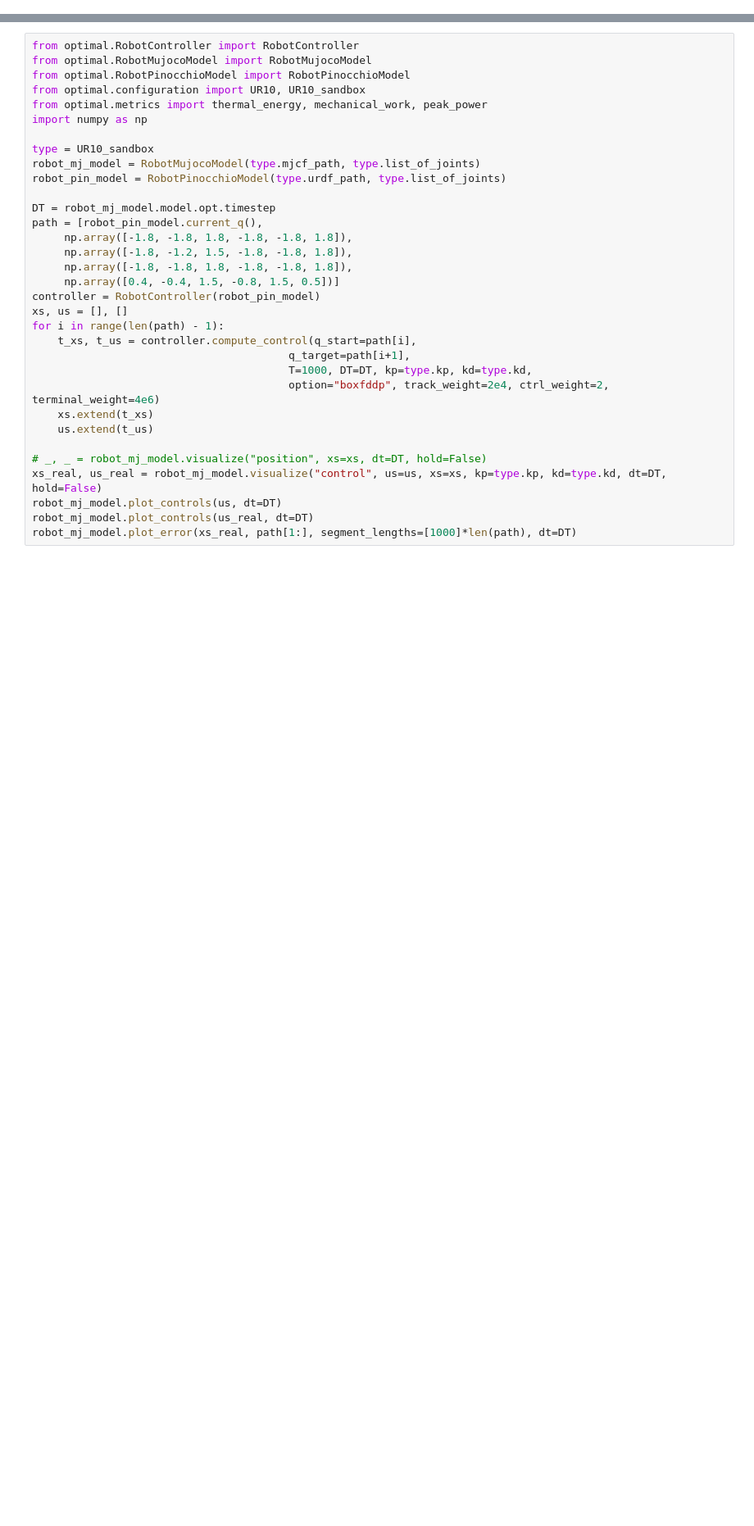
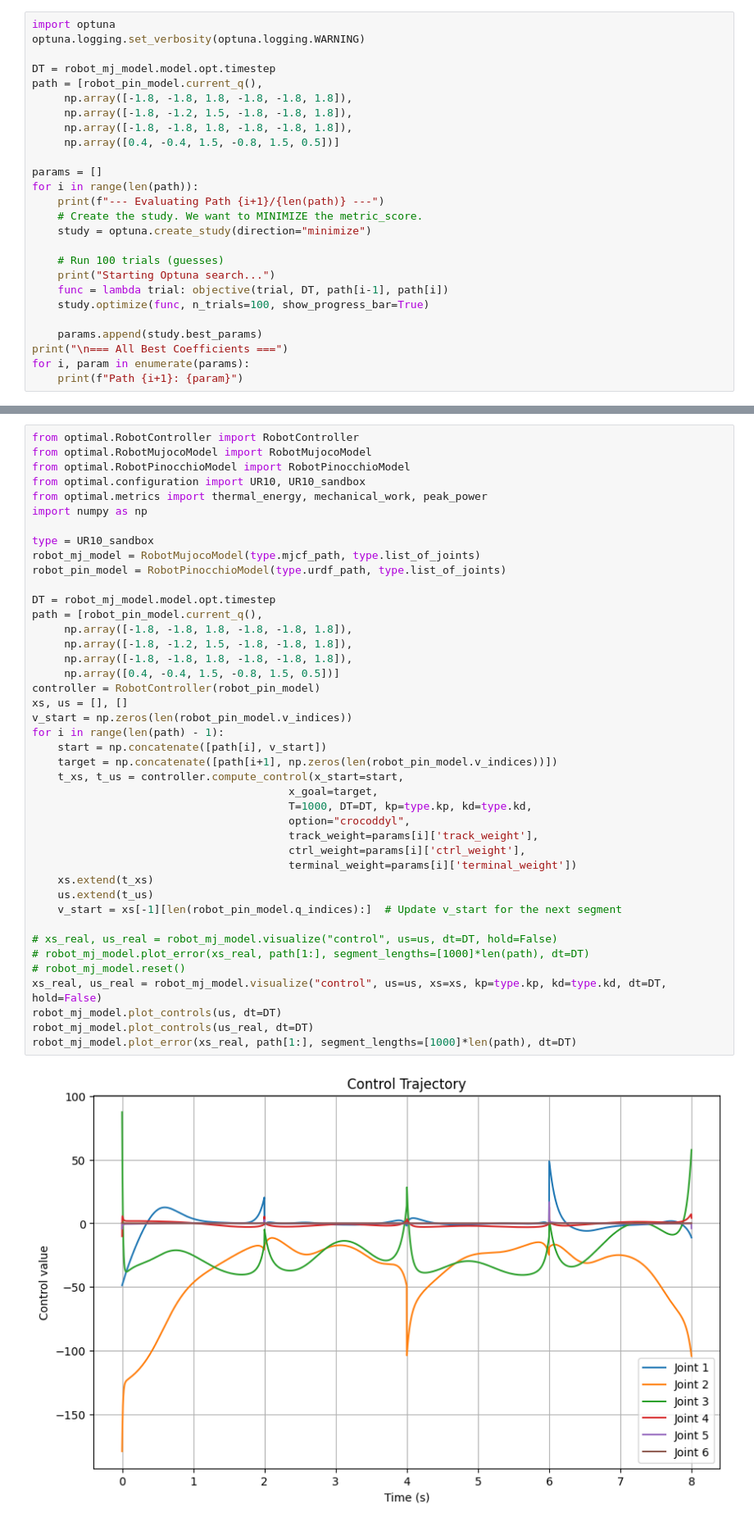
Before and after one commit to Krasa35/optimal, a Jupyter notebook: examples/300_Optuna_joint.ipynb, the cells around one changed output, grey strips where cells are left out. Shown at 82% size. Drawn from its saved outputs; the diff is of its cells as text; blank space fills up the shorter version.

Commit message:
added MPC, optuna, looking at whole state, not just q now

```diff
--- a/examples/300_Optuna_joint.ipynb
+++ b/examples/300_Optuna_joint.ipynb
@@ -0,0 +53,26 @@
+# %%
+import optuna
+optuna.logging.set_verbosity(optuna.logging.WARNING)
+
+DT = robot_mj_model.model.opt.timestep
+path = [robot_pin_model.current_q(),
+     np.array([-1.8, -1.8, 1.8, -1.8, -1.8, 1.8]),
+     np.array([-1.8, -1.2, 1.5, -1.8, -1.8, 1.8]),
+     np.array([-1.8, -1.8, 1.8, -1.8, -1.8, 1.8]),
+     np.array([0.4, -0.4, 1.5, -0.8, 1.5, 0.5])]
+
+params = []
+for i in range(len(path)):
+    print(f"--- Evaluating Path {i+1}/{len(path)} ---")
+    # Create the study. We want to MINIMIZE the metric_score.
+    study = optuna.create_study(direction="minimize")
+
+    # Run 100 trials (guesses)
+    print("Starting Optuna search...")
+    func = lambda trial: objective(trial, DT, path[i-1], path[i])
+    study.optimize(func, n_trials=100, show_progress_bar=True)
+
+    params.append(study.best_params)
+print("\n=== All Best Coefficients ===")
+for i, param in enumerate(params):
+    print(f"Path {i+1}: {param}")
@@ -1,33 +96,44 @@
 # %%
 from optimal.RobotController import RobotController
 from optimal.RobotMujocoModel import RobotMujocoModel
 from optimal.RobotPinocchioModel import RobotPinocchioModel
 from optimal.configuration import UR10, UR10_sandbox
 from optimal.metrics import thermal_energy, mechanical_work, peak_power
 import numpy as np
 
 type = UR10_sandbox
 robot_mj_model = RobotMujocoModel(type.mjcf_path, type.list_of_joints)
 robot_pin_model = RobotPinocchioModel(type.urdf_path, type.list_of_joints)
 
 DT = robot_mj_model.model.opt.timestep
 path = [robot_pin_model.current_q(),
      np.array([-1.8, -1.8, 1.8, -1.8, -1.8, 1.8]),
      np.array([-1.8, -1.2, 1.5, -1.8, -1.8, 1.8]),
      np.array([-1.8, -1.8, 1.8, -1.8, -1.8, 1.8]),
      np.array([0.4, -0.4, 1.5, -0.8, 1.5, 0.5])]
 controller = RobotController(robot_pin_model)
 xs, us = [], []
+v_start = np.zeros(len(robot_pin_model.v_indices))
 for i in range(len(path) - 1):
-    t_xs, t_us = controller.compute_control(q_start=path[i],
-                                        q_target=path[i+1],
+    start = np.concatenate([path[i], v_start])
+    target = np.concatenate([path[i+1], np.zeros(len(robot_pin_model.v_indices))])
+    t_xs, t_us = controller.compute_control(x_start=start,
+                                        x_goal=target,
                                         T=1000, DT=DT, kp=type.kp, kd=type.kd,
-                                        option="boxfddp", track_weight=2e4, ctrl_weight=2, terminal_weight=4e6)
+                                        option="crocoddyl",
+                                        track_weight=params[i]['track_weight'],
+                                        ctrl_weight=params[i]['ctrl_weight'],
+                                        terminal_weight=params[i]['terminal_weight'])
     xs.extend(t_xs)
     us.extend(t_us)
+    v_start = xs[-1][len(robot_pin_model.q_indices):]  # Update v_start for the next segment
 
-# _, _ = robot_mj_model.visualize("position", xs=xs, dt=DT, hold=False)
+# xs_real, us_real = robot_mj_model.visualize("control", us=us, dt=DT, hold=False)
+# robot_mj_model.plot_error(xs_real, path[1:], segment_lengths=[1000]*len(path), dt=DT)
+# robot_mj_model.reset()
 xs_real, us_real = robot_mj_model.visualize("control", us=us, xs=xs, kp=type.kp, kd=type.kd, dt=DT, hold=False)
 robot_mj_model.plot_controls(us, dt=DT)
 robot_mj_model.plot_controls(us_real, dt=DT)
 robot_mj_model.plot_error(xs_real, path[1:], segment_lengths=[1000]*len(path), dt=DT)
+# %% [output]
+[figure, added]
```
Also changed, not shown: parts of 5 cells of this notebook, 10 other files.
